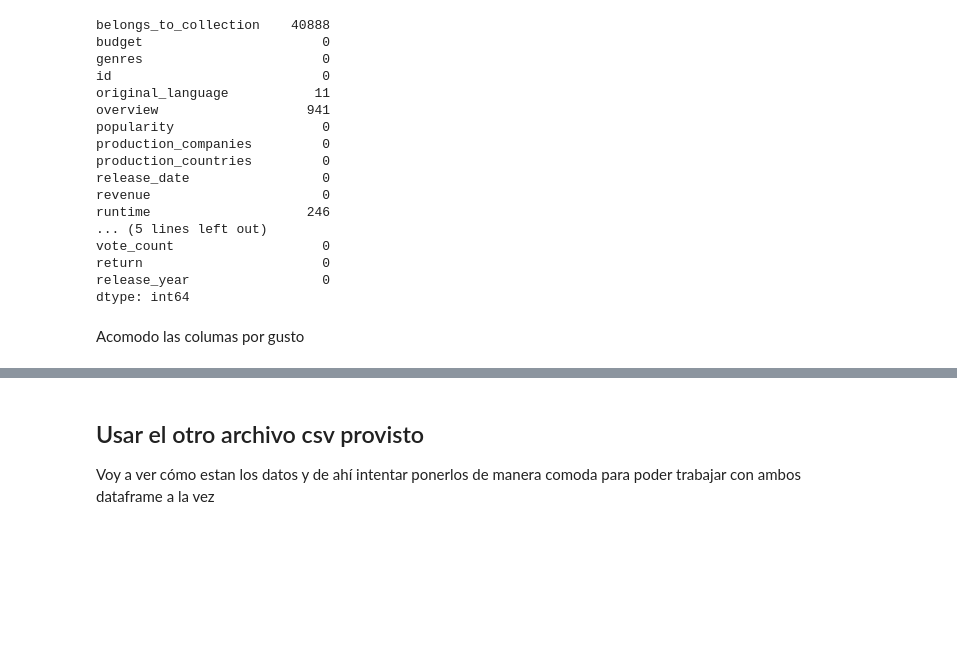
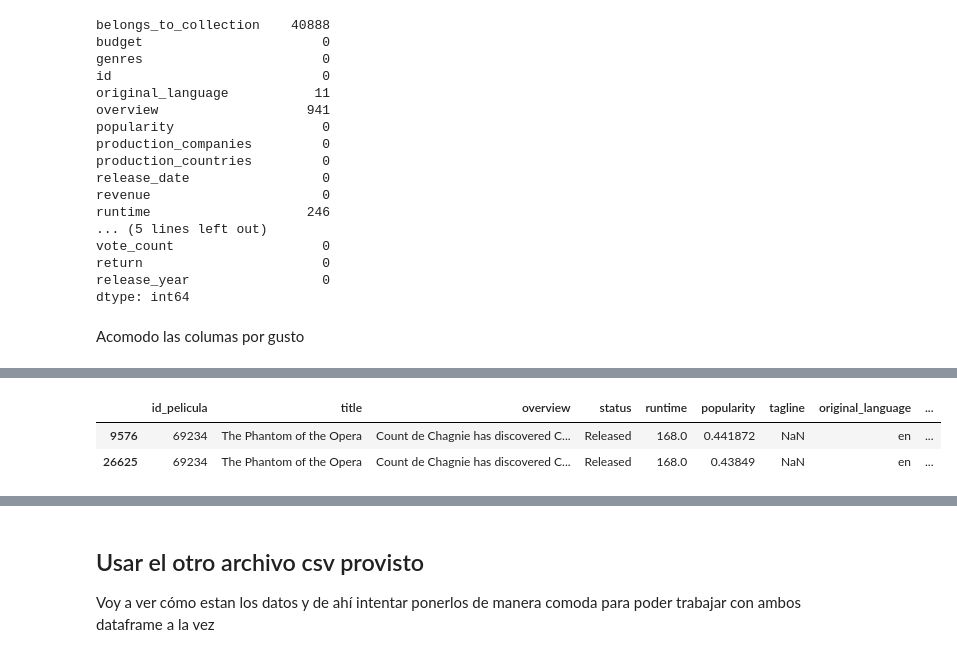
Before and after one commit to A-Lasso/Proyecto_Individual1, a Jupyter notebook: Codigo.ipynb, the cells around one changed output, grey strips where cells are left out. Drawn from its saved outputs; the diff is of its cells as text; code cells hidden in the pictures; blank space fills up the shorter version.

```diff
--- a/Codigo.ipynb
+++ b/Codigo.ipynb
@@ -251,0 +291,7 @@ data.sort_values(["return"], ascending=False).head()
+# %%
+# son duplicados pero no los detecta como tal
+data[data['id_pelicula']==69234]
+# %% [output]
+|  | id_pelicula | title | overview | status | runtime | popularity | tagline | original_language | ... |
+| 9576 | 69234 | The Phantom of the Opera | Count de Chagnie has discovered C... | Released | 168.0 | 0.441872 | NaN | en | ... |
+| 26625 | 69234 | The Phantom of the Opera | Count de Chagnie has discovered C... | Released | 168.0 | 0.43849 | NaN | en | ... |
```
Also changed, not shown: parts of 44 cells of this notebook, 2 other files.
